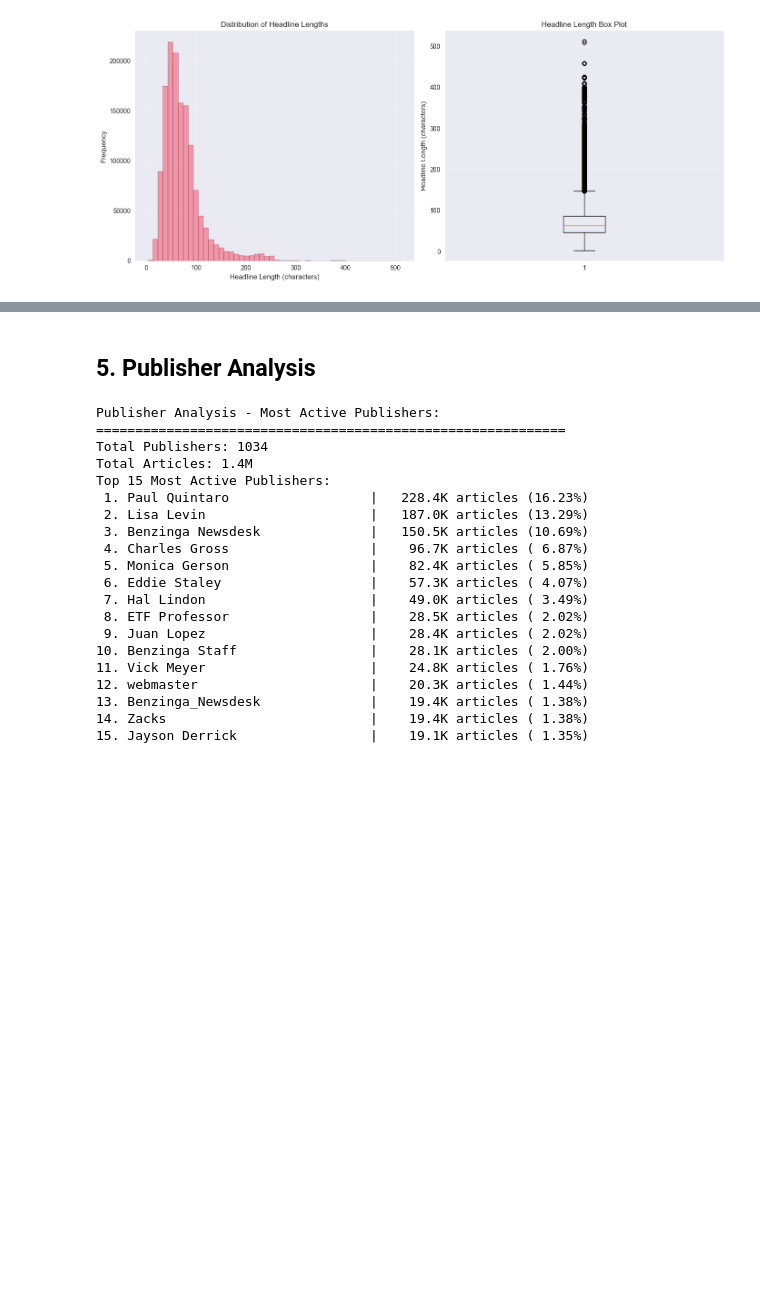
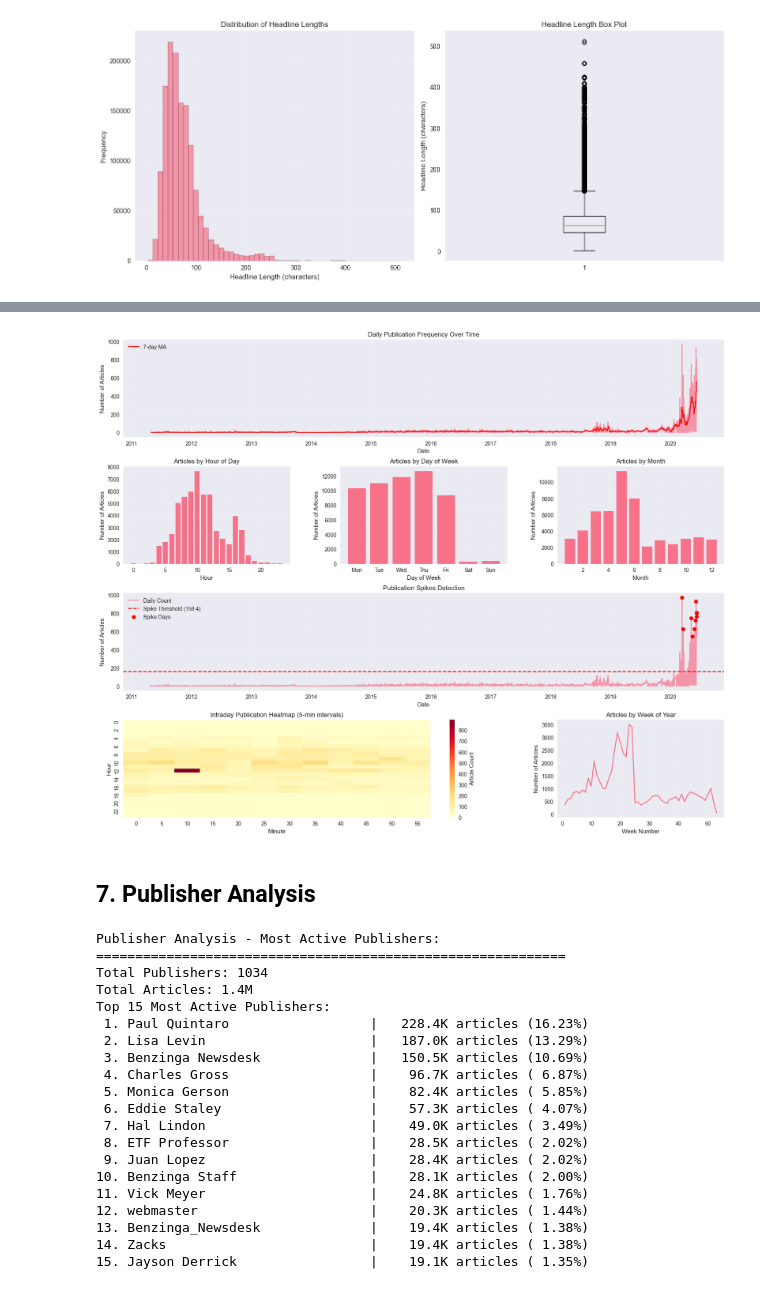
Before and after one commit to projwork/stock-price-prediction-week1, a Jupyter notebook: notebooks/task1_eda.ipynb, the cells around one changed output, grey strips where cells are left out. Drawn from its saved outputs; the diff is of its cells as text; code cells hidden in the pictures; blank space fills up the shorter version.

```diff
--- a/notebooks/task1_eda.ipynb
+++ b/notebooks/task1_eda.ipynb
@@ -169,5 +443,10 @@ analyzer.plot_headline_length_distribution(figsize=(14, 6))
+# %%
+# Comprehensive time series visualizations
+ts_analyzer.plot_time_series_analysis(figsize=(20, 16))
+# %% [output]
+[figure, added]
 # %% [markdown]
-## 5. Publisher Analysis
+## 7. Publisher Analysis
 # %%
 # Analyze publishers
 publisher_analysis = analyzer.analyze_publishers()
```
Also changed, not shown: parts of 26 cells of this notebook, 3 other files.
